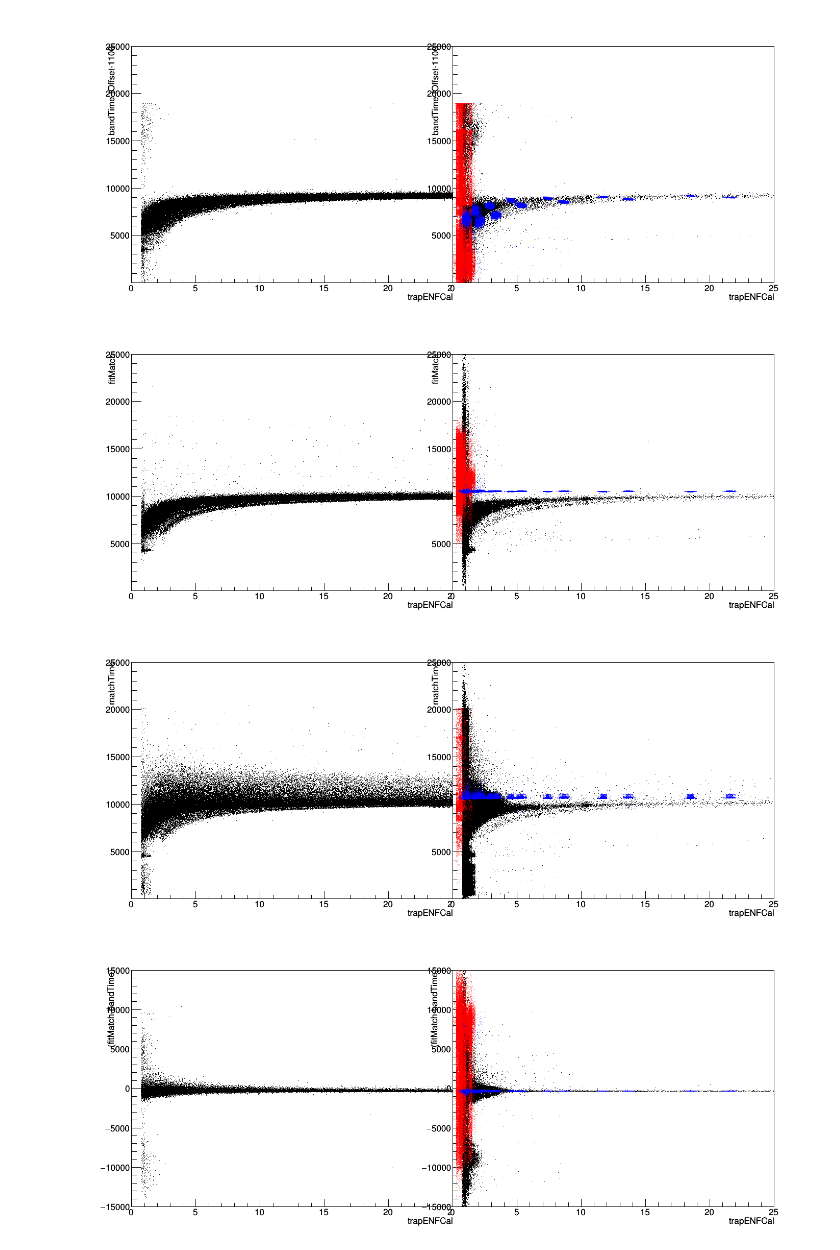
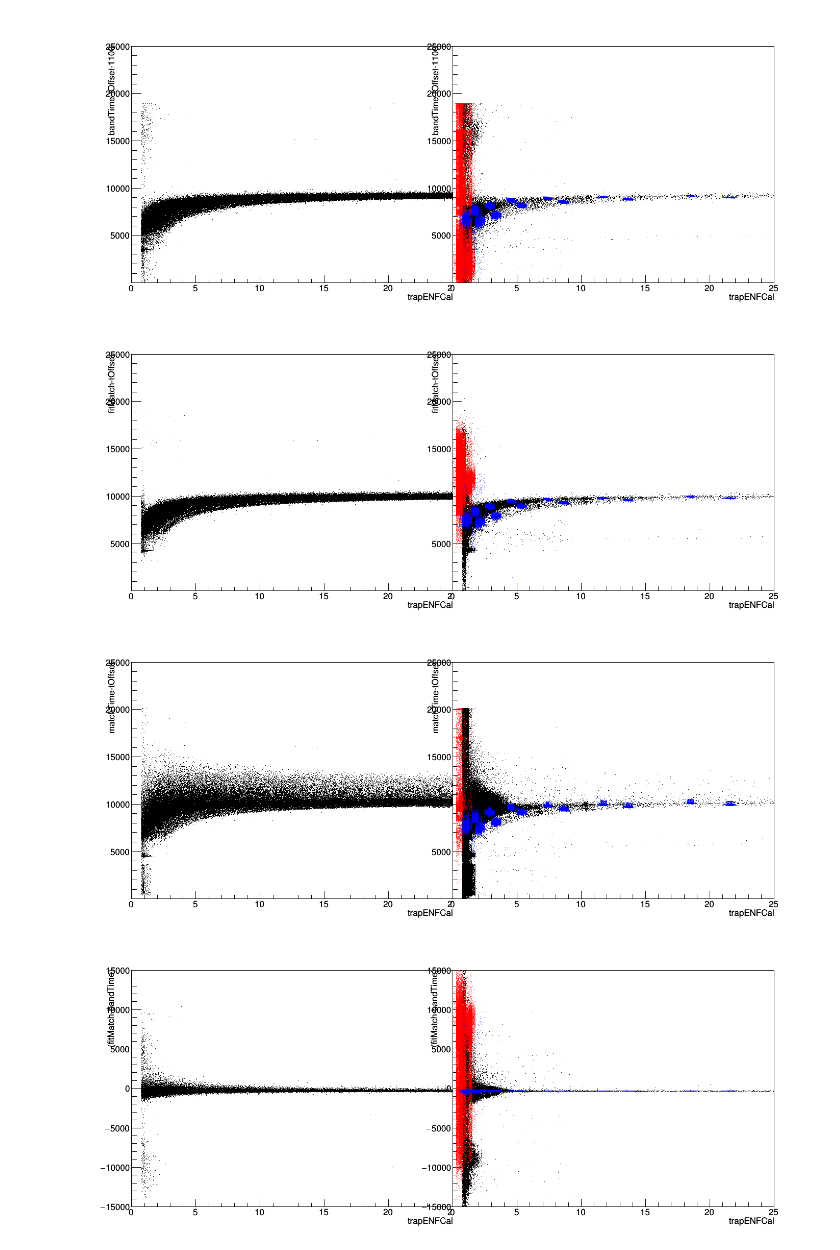
Before and after one commit to bxyzhu/IPython, a Jupyter notebook: latPlots_ds0.ipynb, the cells around one changed output. Saved outputs shown, nothing was run; the diff lists cells and outputs as text; code cells hidden in the pictures.

```diff
--- a/latPlots_ds0.ipynb
+++ b/latPlots_ds0.ipynb
@@ -214,7 +214,7 @@ c1.Draw()
 c1.cd(1); ROOT.gPad.SetLogy(0); c1.cd(2); ROOT.gPad.SetLogy(0)
 xBins, xBinL, xBinH = 100, 0, 25
 yBins, yBinL, yBinH = 10000, 10, 25000
-xStr, yStr = 'trapENFCal', 'fitMatch'
+xStr, yStr = 'trapENFCal', 'fitMatch-tOffset'
 h1=ROOT.TH2D("h1","",xBins,xBinL,xBinH,yBins,yBinL,yBinH);cal.Project("h1",yStr+":"+xStr,theCut)
 h2=ROOT.TH2D("h2","",xBins,xBinL,xBinH,yBins,yBinL,yBinH);bg.Project("h2",yStr+":"+xStr,theCut)
 h3=ROOT.TH2D("h3","",xBins,xBinL,xBinH,yBins,yBinL,yBinH);FT.Project("h3",yStr+":"+xStr,FTCut)
@@ -227,25 +227,25 @@ h3.SetMarkerColorAlpha(ROOT.kRed, 0.5); h3.Draw("SAME")
 h4.SetMarkerColorAlpha(ROOT.kBlue, 0.5); h4.Draw("SAME")
 c1.Draw()
 # %% [output]
-[figure, old version]
+[figure, new version]
 # %%
 c1.cd(1); ROOT.gPad.SetLogy(0); c1.cd(2); ROOT.gPad.SetLogy(0)
 xBins, xBinL, xBinH = 100, 0, 25
 yBins, yBinL, yBinH = 10000, 10, 25000
-xStr, yStr = 'trapENFCal', 'matchTime'
+xStr, yStr = 'trapENFCal', 'matchTime-tOffset'
 h1=ROOT.TH2D("h1","",xBins,xBinL,xBinH,yBins,yBinL,yBinH);cal.Project("h1",yStr+":"+xStr,theCut)
 h2=ROOT.TH2D("h2","",xBins,xBinL,xBinH,yBins,yBinL,yBinH);bg.Project("h2",yStr+":"+xStr,theCut)
 h3=ROOT.TH2D("h3","",xBins,xBinL,xBinH,yBins,yBinL,yBinH);FT.Project("h3",yStr+":"+xStr,FTCut)
 h4=ROOT.TH2D("h4","",xBins,xBinL,xBinH,yBins,yBinL,yBinH);Ext.Project("h4",yStr+":"+xStr,ExtCut)
 h1.GetXaxis().SetTitle(xStr); h1.GetYaxis().SetTitle(yStr)
 h2.GetXaxis().SetTitle(xStr); h2.GetYaxis().SetTitle(yStr)
 c1.cd(1); h1.Draw()
 c1.cd(2); h2.Draw()
 h3.SetMarkerColorAlpha(ROOT.kRed, 0.5); h3.Draw("SAME")
 h4.SetMarkerColorAlpha(ROOT.kBlue, 0.5); h4.Draw("SAME")
 c1.Draw()
 # %% [output]
-[figure, old version]
+[figure, new version]
 # %%
 c1.cd(1); ROOT.gPad.SetLogy(0); c1.cd(2); ROOT.gPad.SetLogy(0)
 xBins, xBinL, xBinH = 100, 0, 25
```
Also changed, not shown: parts of 6 cells of this notebook, 3 other files.
